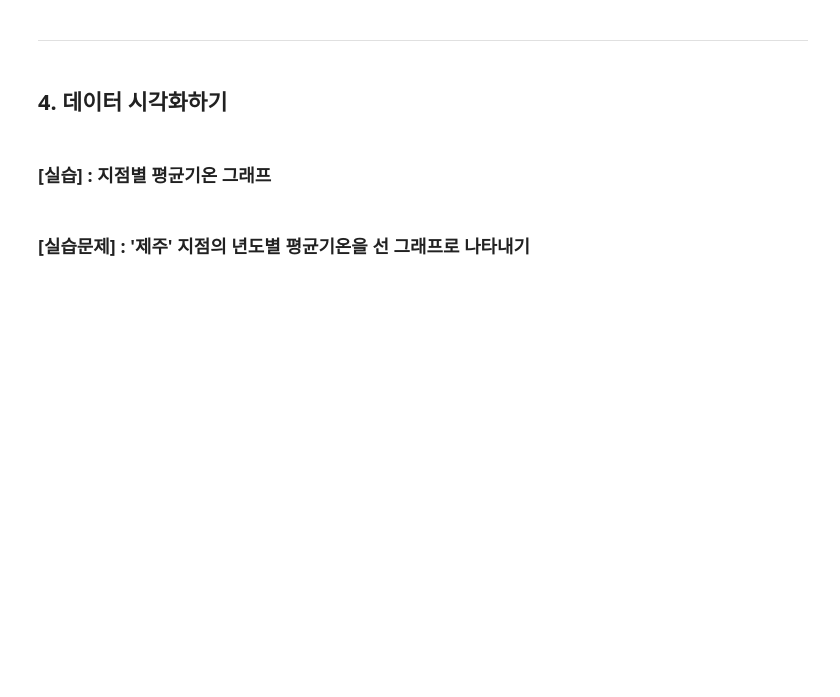
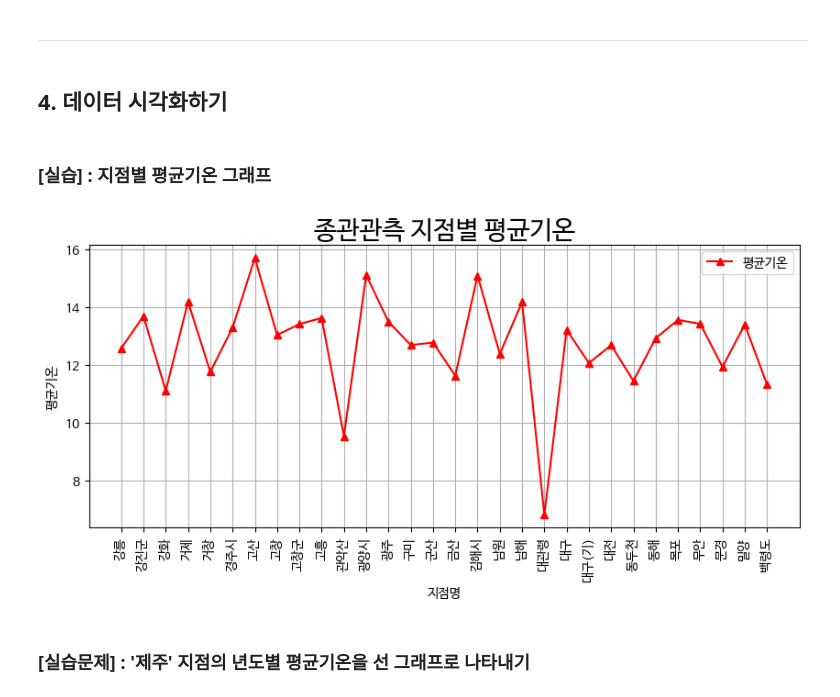
Before and after one commit to ParkGeunHae/teacher, a Jupyter notebook: 2_데이터분석_03_공공데이터_기상청날씨_실습.ipynb, the cells around one changed output. Saved outputs shown, nothing was run; the diff lists cells and outputs as text; code cells hidden in the pictures; blank space fills up the shorter version.

```diff
--- a/2_데이터분석_03_공공데이터_기상청날씨_실습.ipynb
+++ b/2_데이터분석_03_공공데이터_기상청날씨_실습.ipynb
@@ -533,34 +701,36 @@ df.to_csv(outfile, encoding='cp949', mode='w', index=True)
 # %%
 import pandas as pd
 import matplotlib.pyplot as plt
 
 # 한글,그래프크기
-plt.rcParams['font.family'] = 'Malgun Gothic'
+plt.rcParams['font.family'] = 'NanumBarunGothic'
 plt.rcParams['figure.figsize'] = (10, 4)
 plt.rcParams['axes.unicode_minus']
 
 # 1.데이터 불러오기
-file = 'data/OBS_ASOS_MNH_20240408173612.csv'
+file = './OBS_ASOS_MNH_20240423121211.csv'
 df = pd.read_csv(file, encoding='cp949')
 df
 
 # 2.컬럼명 지정
 df.columns = ['지점', '지점명', '일시', '평균기온', '최고기온', '최저기온',
               '평균현지기압','평균상대습도', '월합강수량', '평균풍',
               '일조시간','최심적설']
-df['년도'] = df.일시.str[0:4]
+df['년도'] = df.일시.str[0:4]   #컬럼 추가
 df.head(2)
 
 # 3.지점별 평균 구하기(지점 30개만 추출)
-df_ = df.groupby('지점명').aggregate({'평균기온':'mean'}).head(30)
+df_ = df.groupby('지점명').aggregate({'평균기온':'mean'}).head(30)  #지점명이 index
 
-plt.plot(df_, '^', linestyle='solid', c='red', label='평균기온')
+plt.plot(df_, '^', linestyle='solid', c='red', label='평균기온')  #^는 마커(marker='^')이렇게 줘야 할 때도 있음
 plt.xticks(rotation=90)
 plt.title('종관관측 지점별 평균기온', fontsize=20)
-plt.xlabel('지점명'); plt.ylabel('평균기온');
+plt.xlabel('지점명'); plt.ylabel('평균기온'); #;으로 문장 종료하는 것을 알려줌
 plt.legend(); plt.grid();
 plt.savefig('./지점별그래프.png')
 plt.show()
+# %% [output]
+[figure, added]
 # %% [markdown]
 ### [실습문제] : '제주' 지점의 년도별 평균기온을  선 그래프로 나타내기
 # %%
```
Also changed, not shown: parts of 20 cells of this notebook.
